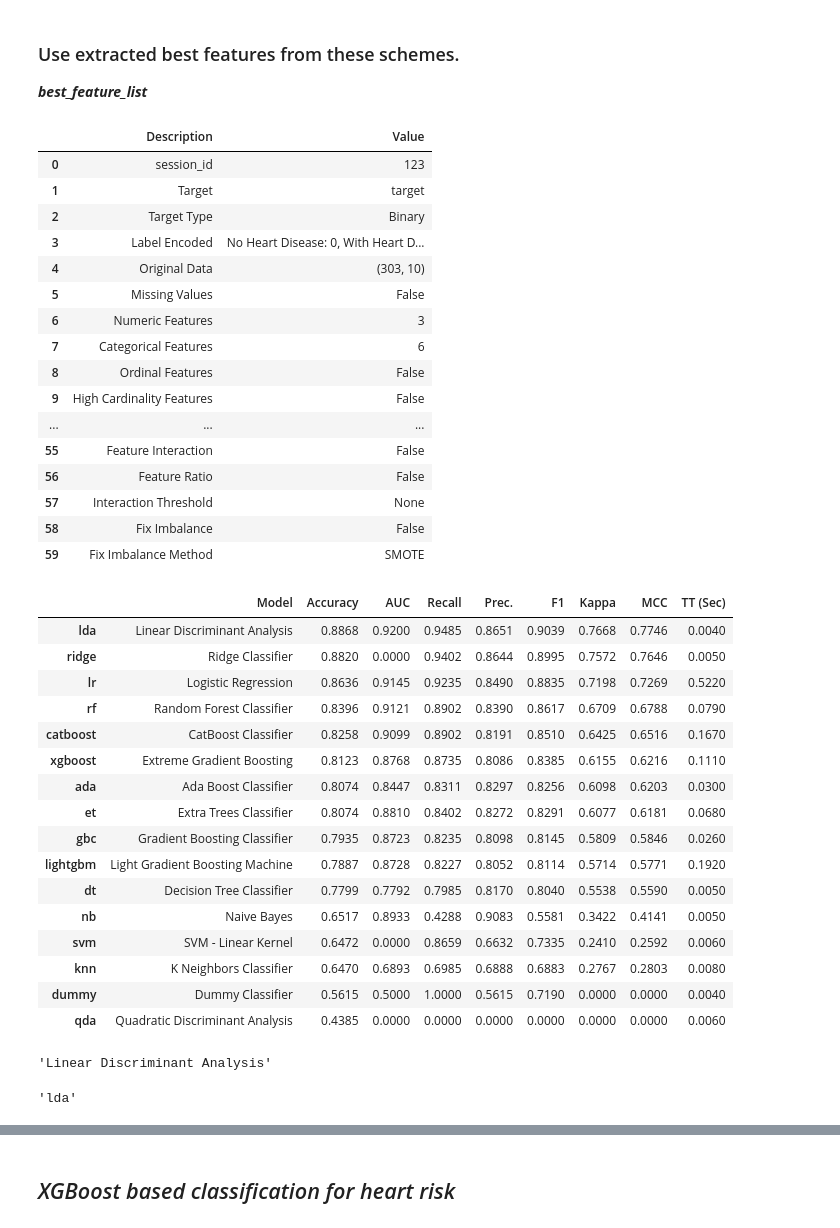
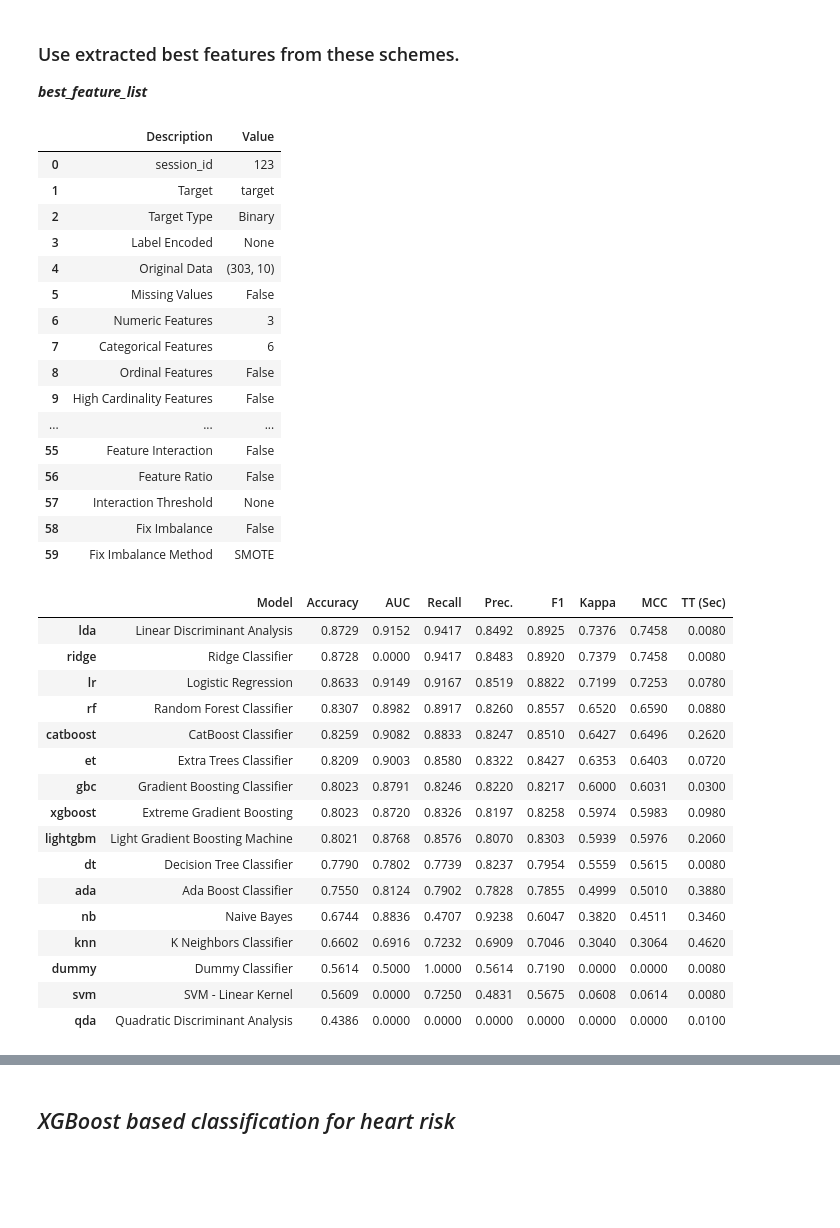
Before and after one commit to rrahman1234/Udacity_ML_Nanodegree, a Jupyter notebook: Hear_Risk_Analytics.ipynb, the cells around one changed output, grey strips where cells are left out. Saved outputs shown, nothing was run; the diff lists cells and outputs as text; code cells hidden in the pictures; blank space fills up the shorter version.

```diff
--- a/Hear_Risk_Analytics.ipynb
+++ b/Hear_Risk_Analytics.ipynb
@@ -566,13 +566,13 @@ df_heart_disease_with_catagoricalData = df_heart_disease_with_catagoricalData[be
 # %%
 import pycaret.classification as PyCrt
 # %%
-caret_mdl = PyCrt.setup(df_heart_disease_with_catagoricalData, target = 'target', session_id=123, log_experiment=True, experiment_name='Hear_risk')
+caret_mdl = PyCrt.setup(df_heart_disease, target = 'target', session_id=123, log_experiment=True, experiment_name='Hear_risk')
 # %% [output]
 |  | Description | Value |
 | 0 | session_id | 123 |
 | 1 | Target | target |
 | 2 | Target Type | Binary |
-| 3 | Label Encoded | No Heart Disease: 0, With Heart D... |
+| 3 | Label Encoded | None |
 | 4 | Original Data | (303, 10) |
 | 5 | Missing Values | False |
 | 6 | Numeric Features | 3 |
@@ -586,31 +586,22 @@ caret_mdl = PyCrt.setup(df_heart_disease_with_catagoricalData, target = 'target'
 | 58 | Fix Imbalance | False |
 | 59 | Fix Imbalance Method | SMOTE |
 # %%
-best_model = PyCrt.compare_models(fold = 10, n_select = 5)
+best_model = PyCrt.compare_models(fold = 5, n_select = 5)
 # %% [output]
 |  | Model | Accuracy | AUC | Recall | Prec. | F1 | Kappa | MCC | TT (Sec) |
-| lda | Linear Discriminant Analysis | 0.8868 | 0.9200 | 0.9485 | 0.8651 | 0.9039 | 0.7668 | 0.7746 | 0.0040 |
-| ridge | Ridge Classifier | 0.8820 | 0.0000 | 0.9402 | 0.8644 | 0.8995 | 0.7572 | 0.7646 | 0.0050 |
-| lr | Logistic Regression | 0.8636 | 0.9145 | 0.9235 | 0.8490 | 0.8835 | 0.7198 | 0.7269 | 0.5220 |
-| rf | Random Forest Classifier | 0.8396 | 0.9121 | 0.8902 | 0.8390 | 0.8617 | 0.6709 | 0.6788 | 0.0790 |
-| catboost | CatBoost Classifier | 0.8258 | 0.9099 | 0.8902 | 0.8191 | 0.8510 | 0.6425 | 0.6516 | 0.1670 |
-| xgboost | Extreme Gradient Boosting | 0.8123 | 0.8768 | 0.8735 | 0.8086 | 0.8385 | 0.6155 | 0.6216 | 0.1110 |
-| ada | Ada Boost Classifier | 0.8074 | 0.8447 | 0.8311 | 0.8297 | 0.8256 | 0.6098 | 0.6203 | 0.0300 |
-| et | Extra Trees Classifier | 0.8074 | 0.8810 | 0.8402 | 0.8272 | 0.8291 | 0.6077 | 0.6181 | 0.0680 |
-| gbc | Gradient Boosting Classifier | 0.7935 | 0.8723 | 0.8235 | 0.8098 | 0.8145 | 0.5809 | 0.5846 | 0.0260 |
-| lightgbm | Light Gradient Boosting Machine | 0.7887 | 0.8728 | 0.8227 | 0.8052 | 0.8114 | 0.5714 | 0.5771 | 0.1920 |
-| dt | Decision Tree Classifier | 0.7799 | 0.7792 | 0.7985 | 0.8170 | 0.8040 | 0.5538 | 0.5590 | 0.0050 |
-| nb | Naive Bayes | 0.6517 | 0.8933 | 0.4288 | 0.9083 | 0.5581 | 0.3422 | 0.4141 | 0.0050 |
-| svm | SVM - Linear Kernel | 0.6472 | 0.0000 | 0.8659 | 0.6632 | 0.7335 | 0.2410 | 0.2592 | 0.0060 |
-| knn | K Neighbors Classifier | 0.6470 | 0.6893 | 0.6985 | 0.6888 | 0.6883 | 0.2767 | 0.2803 | 0.0080 |
-| dummy | Dummy Classifier | 0.5615 | 0.5000 | 1.0000 | 0.5615 | 0.7190 | 0.0000 | 0.0000 | 0.0040 |
-| qda | Quadratic Discriminant Analysis | 0.4385 | 0.0000 | 0.0000 | 0.0000 | 0.0000 | 0.0000 | 0.0000 | 0.0060 |
+| lda | Linear Discriminant Analysis | 0.8729 | 0.9152 | 0.9417 | 0.8492 | 0.8925 | 0.7376 | 0.7458 | 0.0080 |
+| ridge | Ridge Classifier | 0.8728 | 0.0000 | 0.9417 | 0.8483 | 0.8920 | 0.7379 | 0.7458 | 0.0080 |
+| lr | Logistic Regression | 0.8633 | 0.9149 | 0.9167 | 0.8519 | 0.8822 | 0.7199 | 0.7253 | 0.0780 |
+| rf | Random Forest Classifier | 0.8307 | 0.8982 | 0.8917 | 0.8260 | 0.8557 | 0.6520 | 0.6590 | 0.0880 |
+| catboost | CatBoost Classifier | 0.8259 | 0.9082 | 0.8833 | 0.8247 | 0.8510 | 0.6427 | 0.6496 | 0.2620 |
+| et | Extra Trees Classifier | 0.8209 | 0.9003 | 0.8580 | 0.8322 | 0.8427 | 0.6353 | 0.6403 | 0.0720 |
+| gbc | Gradient Boosting Classifier | 0.8023 | 0.8791 | 0.8246 | 0.8220 | 0.8217 | 0.6000 | 0.6031 | 0.0300 |
+| xgboost | Extreme Gradient Boosting | 0.8023 | 0.8720 | 0.8326 | 0.8197 | 0.8258 | 0.5974 | 0.5983 | 0.0980 |
+| lightgbm | Light Gradient Boosting Machine | 0.8021 | 0.8768 | 0.8576 | 0.8070 | 0.8303 | 0.5939 | 0.5976 | 0.2060 |
+| dt | Decision Tree Classifier | 0.7790 | 0.7802 | 0.7739 | 0.8237 | 0.7954 | 0.5559 | 0.5615 | 0.0080 |
+| ada | Ada Boost Classifier | 0.7550 | 0.8124 | 0.7902 | 0.7828 | 0.7855 | 0.4999 | 0.5010 | 0.3880 |
+| nb | Naive Bayes | 0.6744 | 0.8836 | 0.4707 | 0.9238 | 0.6047 | 0.3820 | 0.4511 | 0.3460 |
+| knn | K Neighbors Classifier | 0.6602 | 0.6916 | 0.7232 | 0.6909 | 0.7046 | 0.3040 | 0.3064 | 0.4620 |
+| dummy | Dummy Classifier | 0.5614 | 0.5000 | 1.0000 | 0.5614 | 0.7190 | 0.0000 | 0.0000 | 0.0080 |
+| svm | SVM - Linear Kernel | 0.5609 | 0.0000 | 0.7250 | 0.4831 | 0.5675 | 0.0608 | 0.0614 | 0.0080 |
+| qda | Quadratic Discriminant Analysis | 0.4386 | 0.0000 | 0.0000 | 0.0000 | 0.0000 | 0.0000 | 0.0000 | 0.0100 |
-# %%
-import pycaret.internal.tabular
-pycaret.internal.tabular._get_model_name(best_model[0])
-# %% [output]
-'Linear Discriminant Analysis'
-# %%
-pycaret.internal.tabular._get_model_id(best_model[0])
-# %% [output]
-'lda'
```
Also changed, not shown: parts of 14 cells of this notebook.
